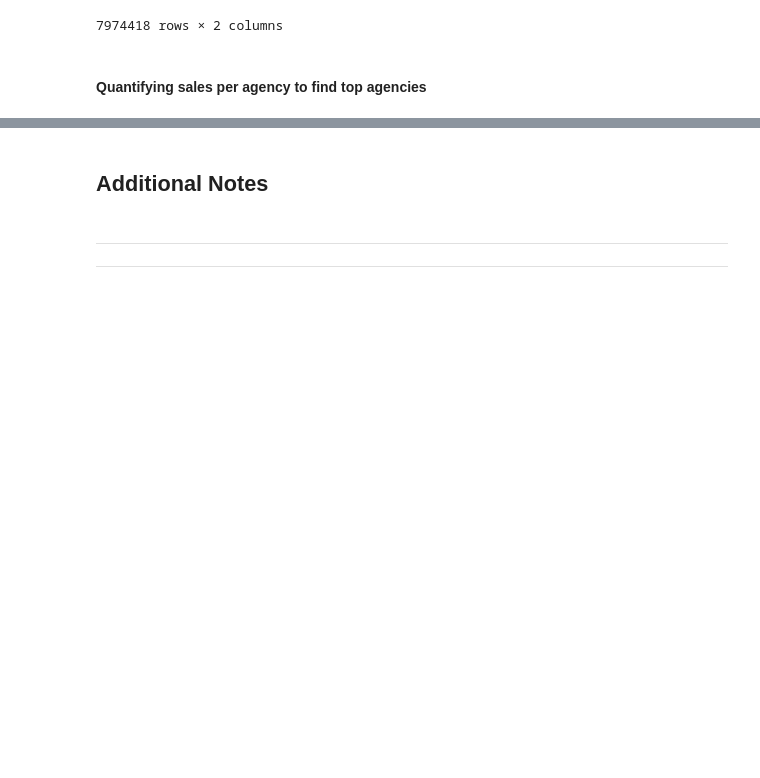
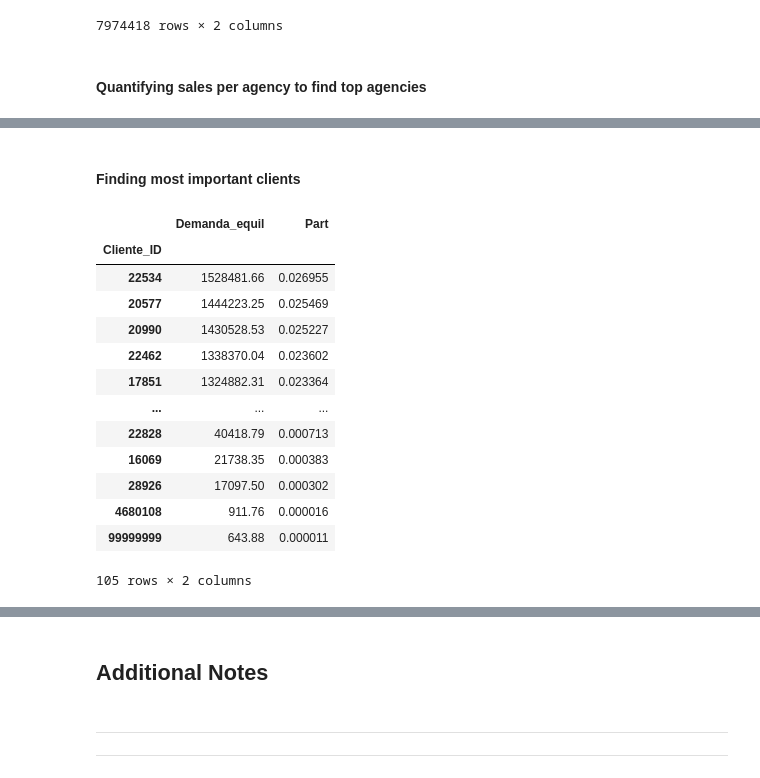
Before and after one commit to Roberto919/abx_answers, a Jupyter notebook: notebooks/abxrp_nb.ipynb, the cells around one changed output, grey strips where cells are left out. Saved outputs shown, nothing was run; the diff lists cells and outputs as text; code cells hidden in the pictures; blank space fills up the shorter version.

```diff
--- a/notebooks/abxrp_nb.ipynb
+++ b/notebooks/abxrp_nb.ipynb
@@ -421,0 +454,2 @@ dfx = pd.merge(
+# %%
+dfx = dftr.copy()
@@ -421,0 +474,9 @@ dfx = pd.merge(
+# %%
+mc1 = [
+    "Cliente_ID",
+    "Demanda_equil"
+]
+
+mr1 = dfx["Agencia_ID"] == top_ag["Agencia_ID"]
+
+dfx = dfx.loc[mr1, mc1]
@@ -421,0 +499,2 @@ dfx = pd.merge(
+# %% [markdown]
+#### Finding most important clients
@@ -421,0 +505,17 @@ dfx = pd.merge(
+# %%
+dfx
+# %% [output]
+|  | Demanda_equil | Part |
+| Cliente_ID |  |  |
+| 22534 | 1528481.66 | 0.026955 |
+| 20577 | 1444223.25 | 0.025469 |
+| 20990 | 1430528.53 | 0.025227 |
+| 22462 | 1338370.04 | 0.023602 |
+| 17851 | 1324882.31 | 0.023364 |
+| ... | ... | ... |
+| 22828 | 40418.79 | 0.000713 |
+| 16069 | 21738.35 | 0.000383 |
+| 28926 | 17097.50 | 0.000302 |
+| 4680108 | 911.76 | 0.000016 |
+| 99999999 | 643.88 | 0.000011 |
+105 rows × 2 columns
```
Also changed, not shown: parts of 25 cells of this notebook, 1 other file.
